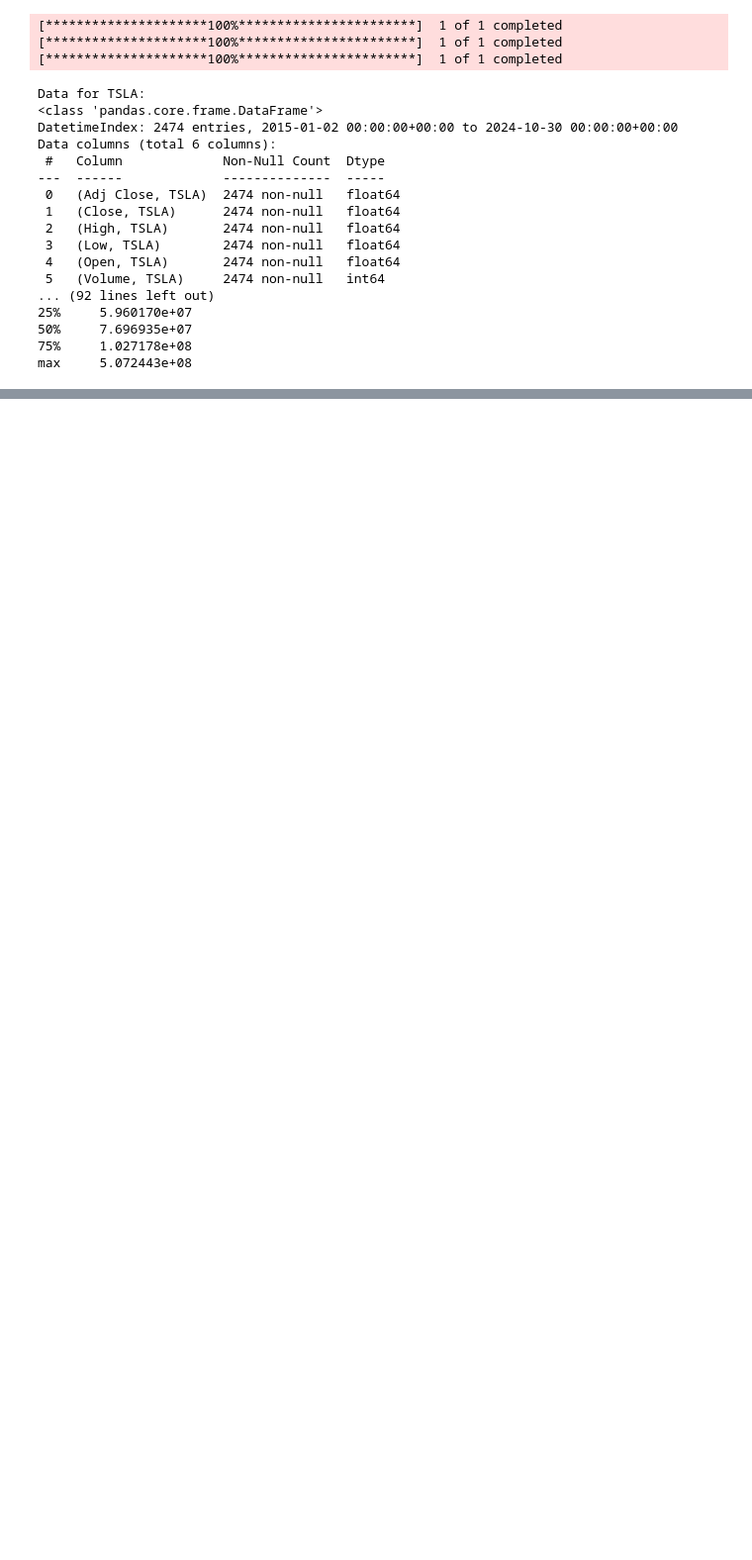
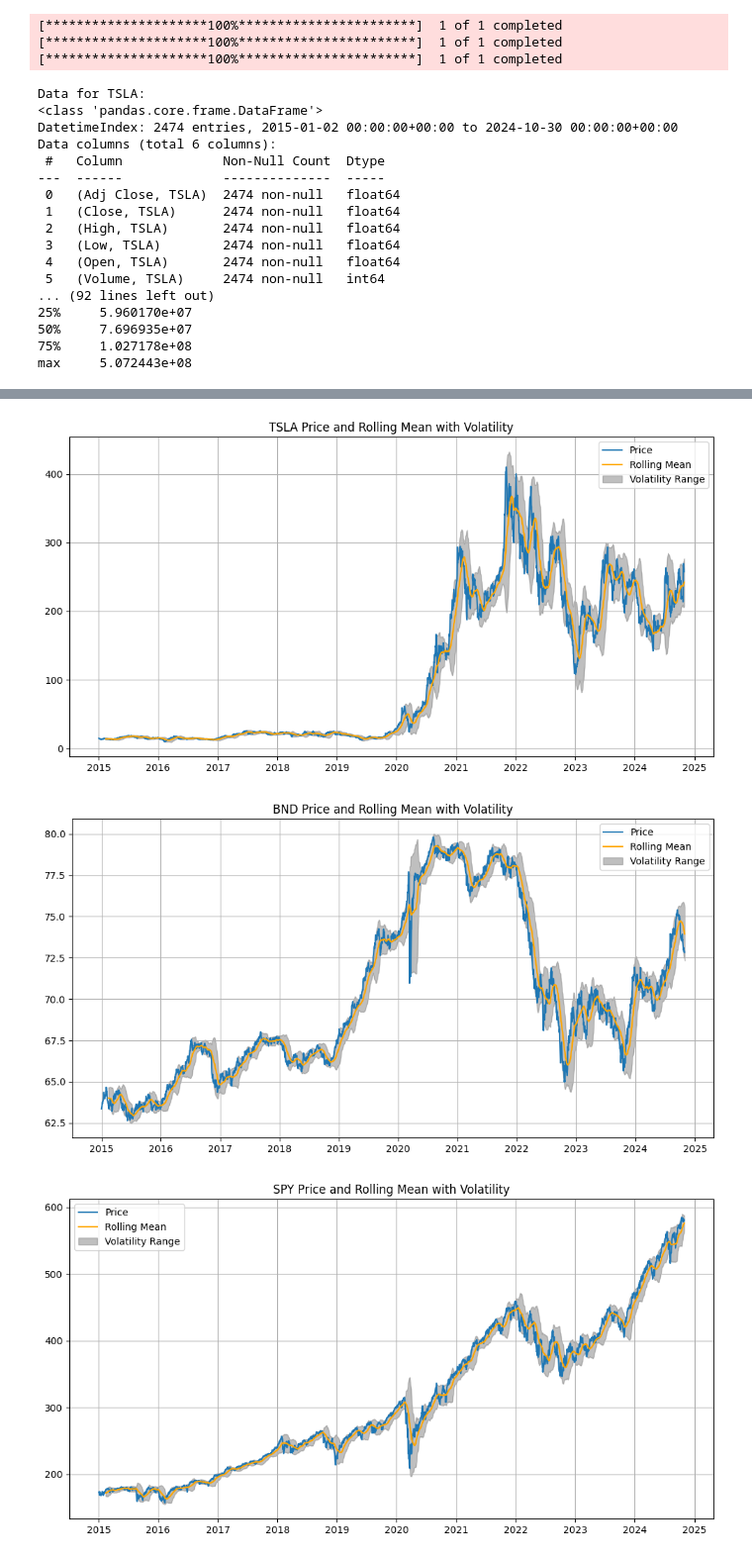
Before and after one commit to medhanittes/GMF_Investments, a Jupyter notebook: notebook/data_processing.ipynb, the cells around one changed output, grey strips where cells are left out. Shown at 99% size. Saved outputs shown, nothing was run; the diff lists cells and outputs as text; code cells hidden in the pictures; blank space fills up the shorter version.

```diff
--- a/notebook/data_processing.ipynb
+++ b/notebook/data_processing.ipynb
@@ -62,0 +82,21 @@ NameError: name 'plt' is not defined
+# %%
+window_size = 30
+for ticker in tickers:
+    data[ticker]['Rolling Mean'] = data[ticker]['Adj Close'].rolling(window=window_size).mean()
+    data[ticker]['Rolling Std'] = data[ticker]['Adj Close'].rolling(window=window_size).std()
+
+    plt.figure(figsize=(12, 6))
+    plt.plot(data[ticker]['Adj Close'], label='Price')
+    plt.plot(data[ticker]['Rolling Mean'], label='Rolling Mean', color='orange')
+    plt.fill_between(data[ticker].index,
+                     data[ticker]['Rolling Mean'] - 2 * data[ticker]['Rolling Std'],
+                     data[ticker]['Rolling Mean'] + 2 * data[ticker]['Rolling Std'],
+                     color='grey', alpha=0.5, label='Volatility Range')
+    plt.title(f'{ticker} Price and Rolling Mean with Volatility')
+    plt.legend()
+    plt.grid()
+    plt.show()
+# %% [output]
+[figure, added]
+[figure, added]
+[figure, added]
```
Also changed, not shown: parts of 6 cells of this notebook.
